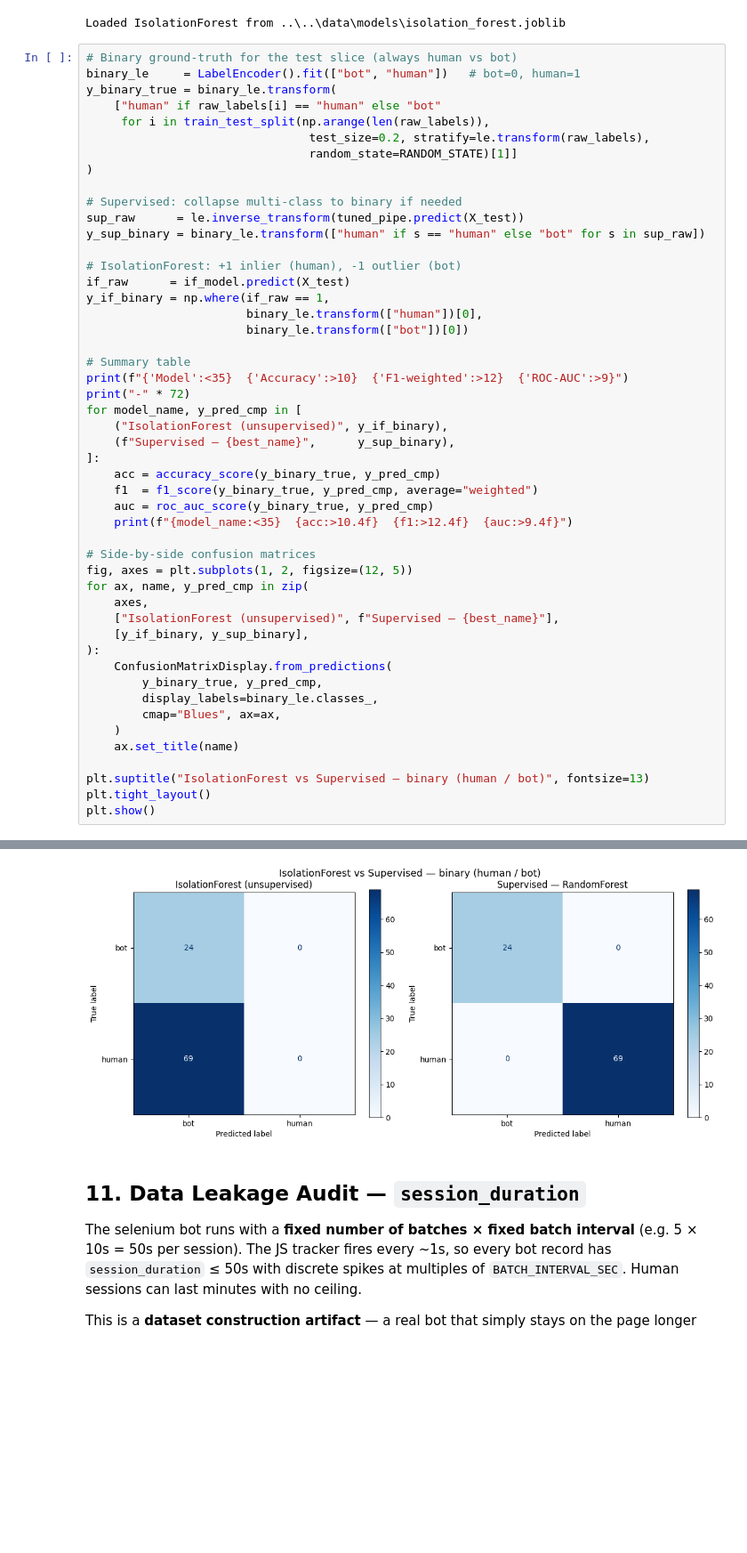
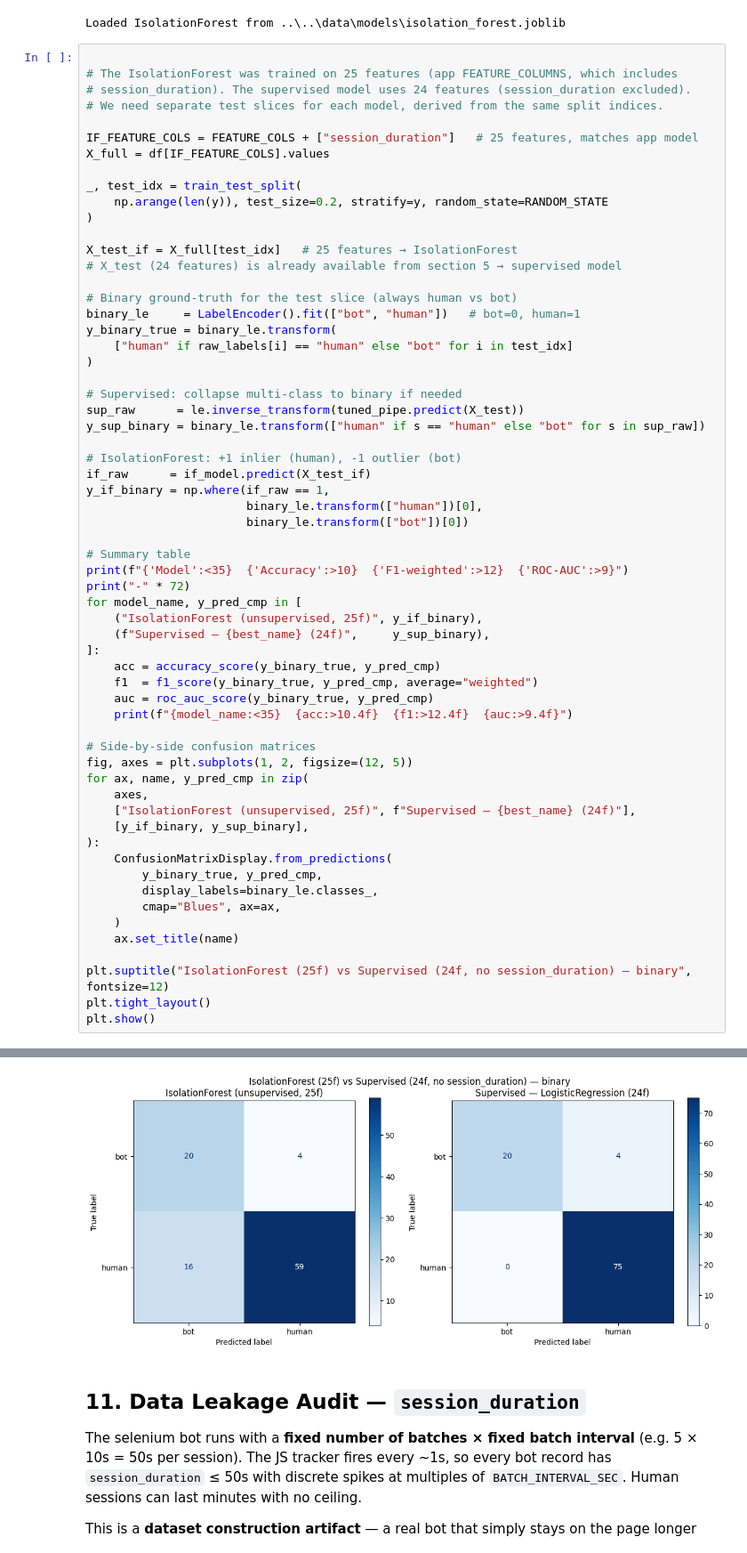
Before and after one commit to OlivierBOROT/SISE-Challenge-WebMining, a Jupyter notebook: app/exploration/supervised_model.ipynb, the cells around one changed output, grey strips where cells are left out. Shown at 89% size. Drawn from its saved outputs; the diff is of its cells as text; blank space fills up the shorter version.

Commit message:
Update supervised input classifier model file

```diff
--- a/app/exploration/supervised_model.ipynb
+++ b/app/exploration/supervised_model.ipynb
@@ -333,13 +342,25 @@ print(f"Loaded IsolationForest from {IF_PATH}")
 # %% [output]
 Loaded IsolationForest from ..\..\data\models\isolation_forest.joblib
 # %%
+
+# The IsolationForest was trained on 25 features (app FEATURE_COLUMNS, which includes
+# session_duration). The supervised model uses 24 features (session_duration excluded).
+# We need separate test slices for each model, derived from the same split indices.
+
+IF_FEATURE_COLS = FEATURE_COLS + ["session_duration"]   # 25 features, matches app model
+X_full = df[IF_FEATURE_COLS].values
+
+_, test_idx = train_test_split(
+    np.arange(len(y)), test_size=0.2, stratify=y, random_state=RANDOM_STATE
+)
+
+X_test_if = X_full[test_idx]   # 25 features → IsolationForest
+# X_test (24 features) is already available from section 5 → supervised model
+
 # Binary ground-truth for the test slice (always human vs bot)
 binary_le     = LabelEncoder().fit(["bot", "human"])   # bot=0, human=1
 y_binary_true = binary_le.transform(
-    ["human" if raw_labels[i] == "human" else "bot"
-     for i in train_test_split(np.arange(len(raw_labels)),
-                                test_size=0.2, stratify=le.transform(raw_labels),
-                                random_state=RANDOM_STATE)[1]]
+    ["human" if raw_labels[i] == "human" else "bot" for i in test_idx]
 )
 
 # Supervised: collapse multi-class to binary if needed
@@ -347,7 +368,7 @@ sup_raw      = le.inverse_transform(tuned_pipe.predict(X_test))
 y_sup_binary = binary_le.transform(["human" if s == "human" else "bot" for s in sup_raw])
 
 # IsolationForest: +1 inlier (human), -1 outlier (bot)
-if_raw      = if_model.predict(X_test)
+if_raw      = if_model.predict(X_test_if)
 y_if_binary = np.where(if_raw == 1,
                        binary_le.transform(["human"])[0],
                        binary_le.transform(["bot"])[0])
@@ -356,8 +377,8 @@ y_if_binary = np.where(if_raw == 1,
 print(f"{'Model':<35}  {'Accuracy':>10}  {'F1-weighted':>12}  {'ROC-AUC':>9}")
 print("-" * 72)
 for model_name, y_pred_cmp in [
-    ("IsolationForest (unsupervised)", y_if_binary),
-    (f"Supervised — {best_name}",      y_sup_binary),
+    ("IsolationForest (unsupervised, 25f)", y_if_binary),
+    (f"Supervised — {best_name} (24f)",     y_sup_binary),
 ]:
     acc = accuracy_score(y_binary_true, y_pred_cmp)
     f1  = f1_score(y_binary_true, y_pred_cmp, average="weighted")
@@ -368,7 +389,7 @@ for model_name, y_pred_cmp in [
 fig, axes = plt.subplots(1, 2, figsize=(12, 5))
 for ax, name, y_pred_cmp in zip(
     axes,
-    ["IsolationForest (unsupervised)", f"Supervised — {best_name}"],
+    ["IsolationForest (unsupervised, 25f)", f"Supervised — {best_name} (24f)"],
     [y_if_binary, y_sup_binary],
 ):
     ConfusionMatrixDisplay.from_predictions(
@@ -378,7 +399,7 @@ for ax, name, y_pred_cmp in zip(
     )
     ax.set_title(name)
 
-plt.suptitle("IsolationForest vs Supervised — binary (human / bot)", fontsize=13)
+plt.suptitle("IsolationForest (25f) vs Supervised (24f, no session_duration) — binary", fontsize=12)
 plt.tight_layout()
 plt.show()
 # %% [output]
@@ -389,4 +410,4 @@ Supervised — RandomForest                1.0000        1.0000     1.0000
-[figure, old version]
+[figure, new version]
 # %% [markdown]
 ## 11. Data Leakage Audit — `session_duration`
 
```
Also changed, not shown: parts of 12 cells of this notebook, 1 other file.
